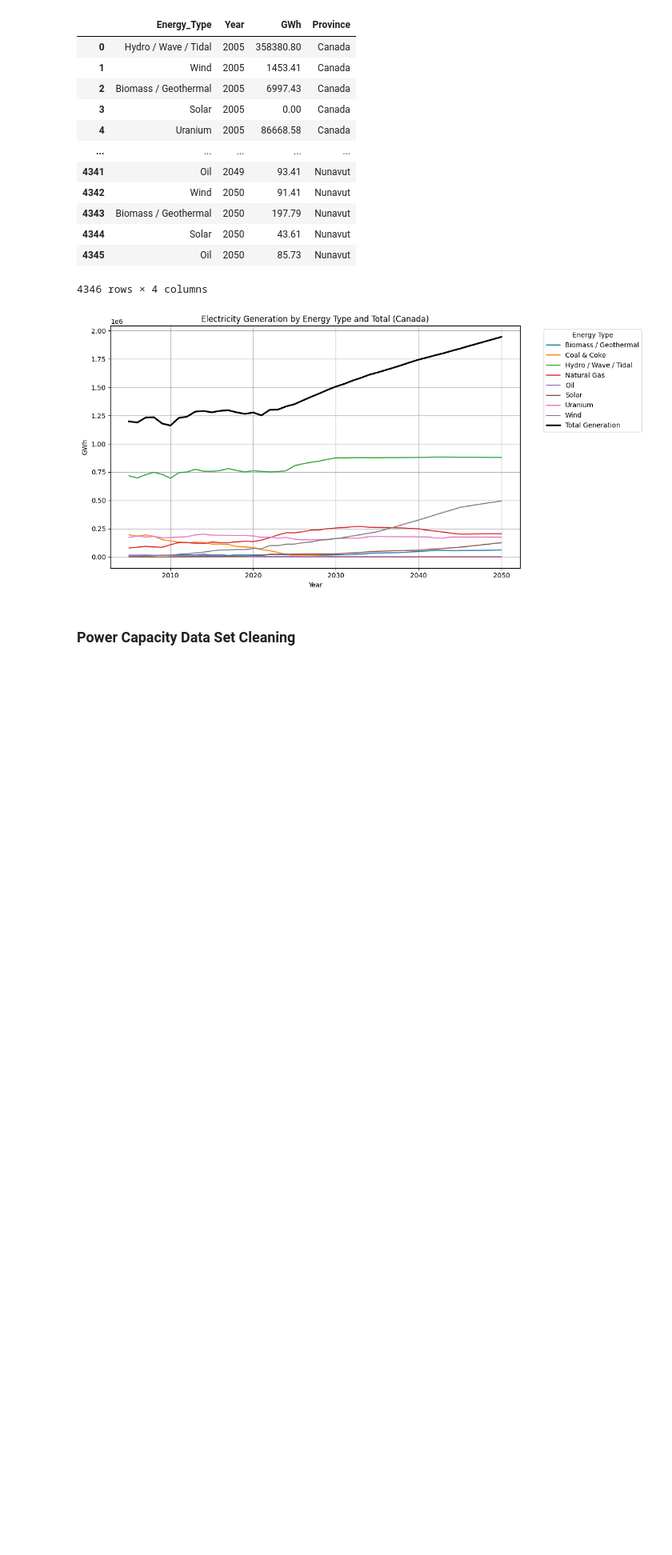
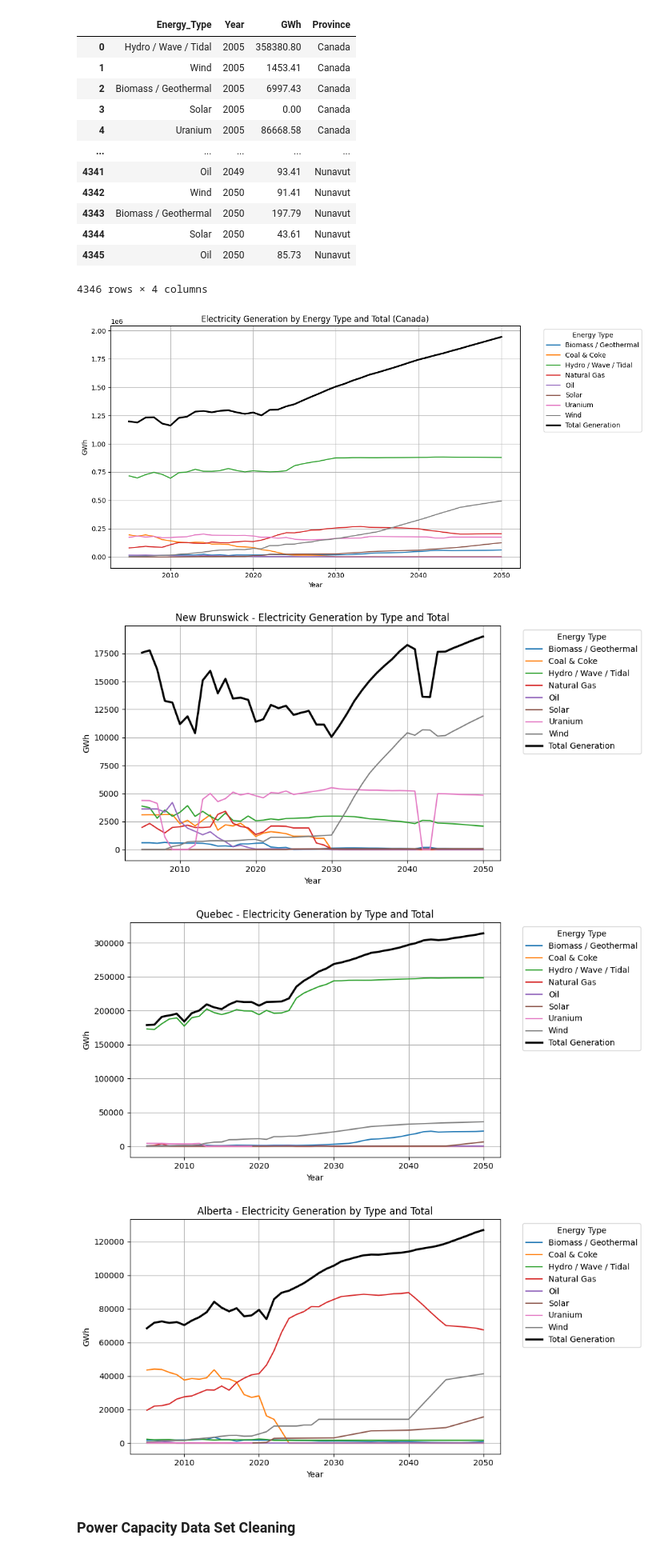
Before and after one commit to wross9959/Canada_Energy_Project, a Jupyter notebook: notebooks/energy_analysis.ipynb, the cells around one changed output. Shown at 80% size. Drawn from its saved outputs; the diff is of its cells as text; code cells hidden in the pictures; blank space fills up the shorter version.

Commit message:
added 2 more data sources and more visualizations

```diff
--- a/notebooks/energy_analysis.ipynb
+++ b/notebooks/energy_analysis.ipynb
@@ -149,6 +147,64 @@ plt.tight_layout()
 plt.show()
 # %% [output]
 [figure]
+# %%
+# Electricity Generation by Province and Energy Type
+
+# List of provinces to include
+# Uncomment the provinces you want to plot
+provinces_to_plot = [
+    # "Newfoundland and Labrador",
+    # "Prince Edward Island",
+    # "Nova Scotia",
+    "New Brunswick",
+    "Quebec",
+    # "Ontario",
+    # "Manitoba",
+    "Alberta",
+    # "British Columbia",
+    # "Saskatchewan",
+    # "Yukon",
+    # "Northwest Territories",
+    # "Nunavut",
+    # "Canada",  # Uncomment if you also want to show national level here
+]
+
+for province in provinces_to_plot:
+    province_df = gen_clean[gen_clean["Province"] == province]
+
+    # Total generation per year
+    total = (
+        province_df.groupby("Year", as_index=False)
+        .agg({"GWh": "sum"})
+        .rename(columns={"GWh": "Total_GWh"})
+    )
+
+    # Generation by energy type
+    by_type = (
+        province_df.groupby(["Year", "Energy_Type"], as_index=False)
+        .agg({"GWh": "sum"})
+        .pivot(index="Year", columns="Energy_Type", values="GWh")
+    )
+
+    # Plot
+    ax = by_type.plot(
+        figsize=(10, 5),
+        title=f"{province} - Electricity Generation by Type and Total",
+        linewidth=1.5
+    )
+
+    ax.plot(total["Year"], total["Total_GWh"], color="black", linewidth=2.5, label="Total Generation")
+    ax.set_xlabel("Year")
+    ax.set_ylabel("GWh")
+    ax.grid(True)
+    ax.legend(title="Energy Type", bbox_to_anchor=(1.05, 1), loc="upper left")
+
+    plt.tight_layout()
+    plt.show()
+# %% [output]
+[figure, added]
+[figure, added]
+[figure, added]
 # %% [markdown]
 ### Power Capacity Data Set Cleaning
 # %%
```
Also changed, not shown: parts of 5 cells of this notebook, 2 other files.
